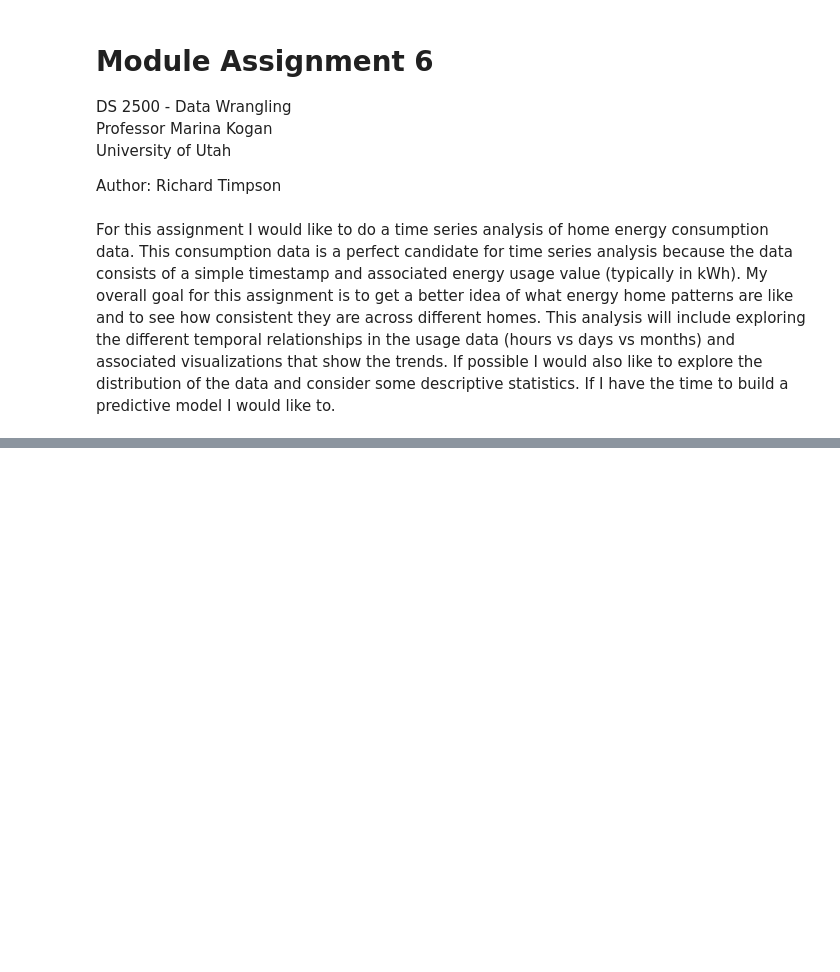
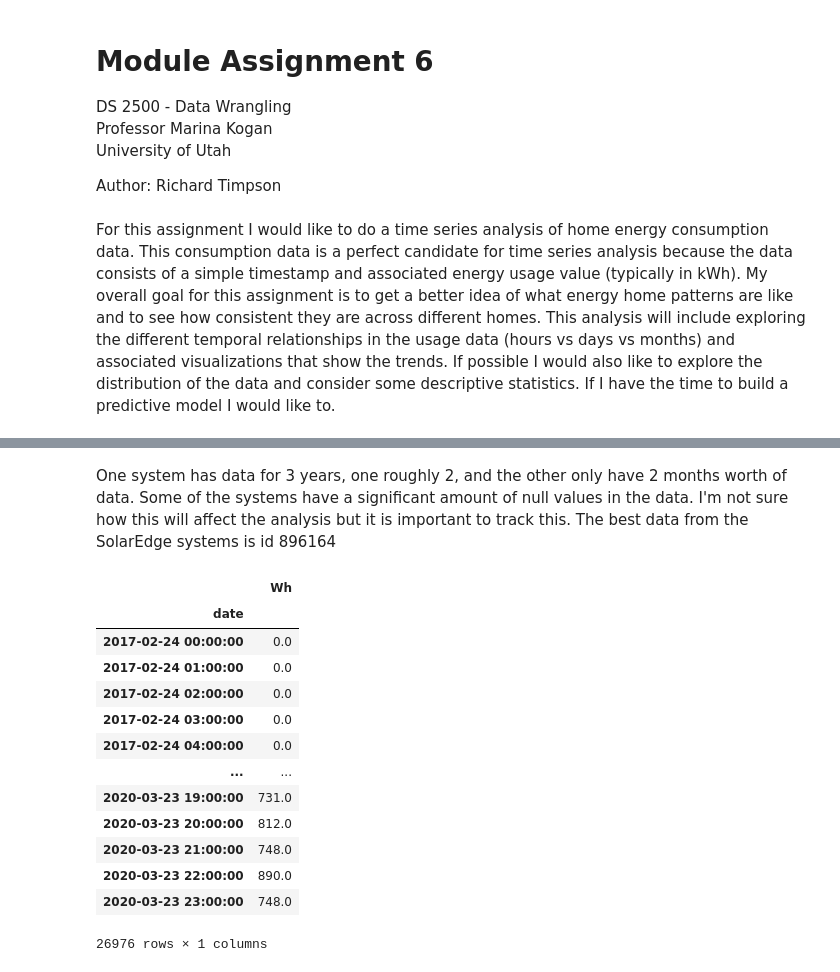
Before and after one commit to richard-timpson/solar-panel-output-prediction, a Jupyter notebook: code/DataWranglingProjects/TimeSeriesAnalysis/ModuleAssignment6.ipynb, the cells around one changed output, grey strips where cells are left out. Saved outputs shown, nothing was run; the diff lists cells and outputs as text; code cells hidden in the pictures; blank space fills up the shorter version.

```diff
--- a/code/DataWranglingProjects/TimeSeriesAnalysis/ModuleAssignment6.ipynb
+++ b/code/DataWranglingProjects/TimeSeriesAnalysis/ModuleAssignment6.ipynb
@@ -30,0 +177,15 @@ FileNotFoundError: [Errno 2] File b'../../../data/consumption_data/homesense/2/r
+# %%
+ids = [466851, 896164, 1520756, 1520780]
+se_data = {}
+for site_id in ids:
+    df = pd.read_csv(f'{DATA_DIR}/SolarEdge/{site_id}/consumption_data.csv')
+    df['date'] = pd.to_datetime(df['date'])
+    df = df.set_index('date')
+
+    # this is key as we are resampling the data to 1 hour timestamps instead of 15 minute. Should
+    # make for a more consistent analysis across data sets
+    df = df.resample('1H').sum()
+    df = df.rename(columns={'value': 'Wh'})
+    se_data[site_id] = df
+# %% [markdown]
+One system has data for 3 years, one roughly 2, and the other only have 2 months worth of data. Some of the systems have a significant amount of null values in the data. I'm not sure how this will affect the analysis but it is important to track this. The best data from the SolarEdge systems is id 896164
@@ -30,0 +198,17 @@ FileNotFoundError: [Errno 2] File b'../../../data/consumption_data/homesense/2/r
+# %%
+se_data[466851]
+# %% [output]
+|  | Wh |
+| date |  |
+| 2017-02-24 00:00:00 | 0.0 |
+| 2017-02-24 01:00:00 | 0.0 |
+| 2017-02-24 02:00:00 | 0.0 |
+| 2017-02-24 03:00:00 | 0.0 |
+| 2017-02-24 04:00:00 | 0.0 |
+| ... | ... |
+| 2020-03-23 19:00:00 | 731.0 |
+| 2020-03-23 20:00:00 | 812.0 |
+| 2020-03-23 21:00:00 | 748.0 |
+| 2020-03-23 22:00:00 | 890.0 |
+| 2020-03-23 23:00:00 | 748.0 |
+26976 rows × 1 columns
```
Also changed, not shown: parts of 74 cells of this notebook.
